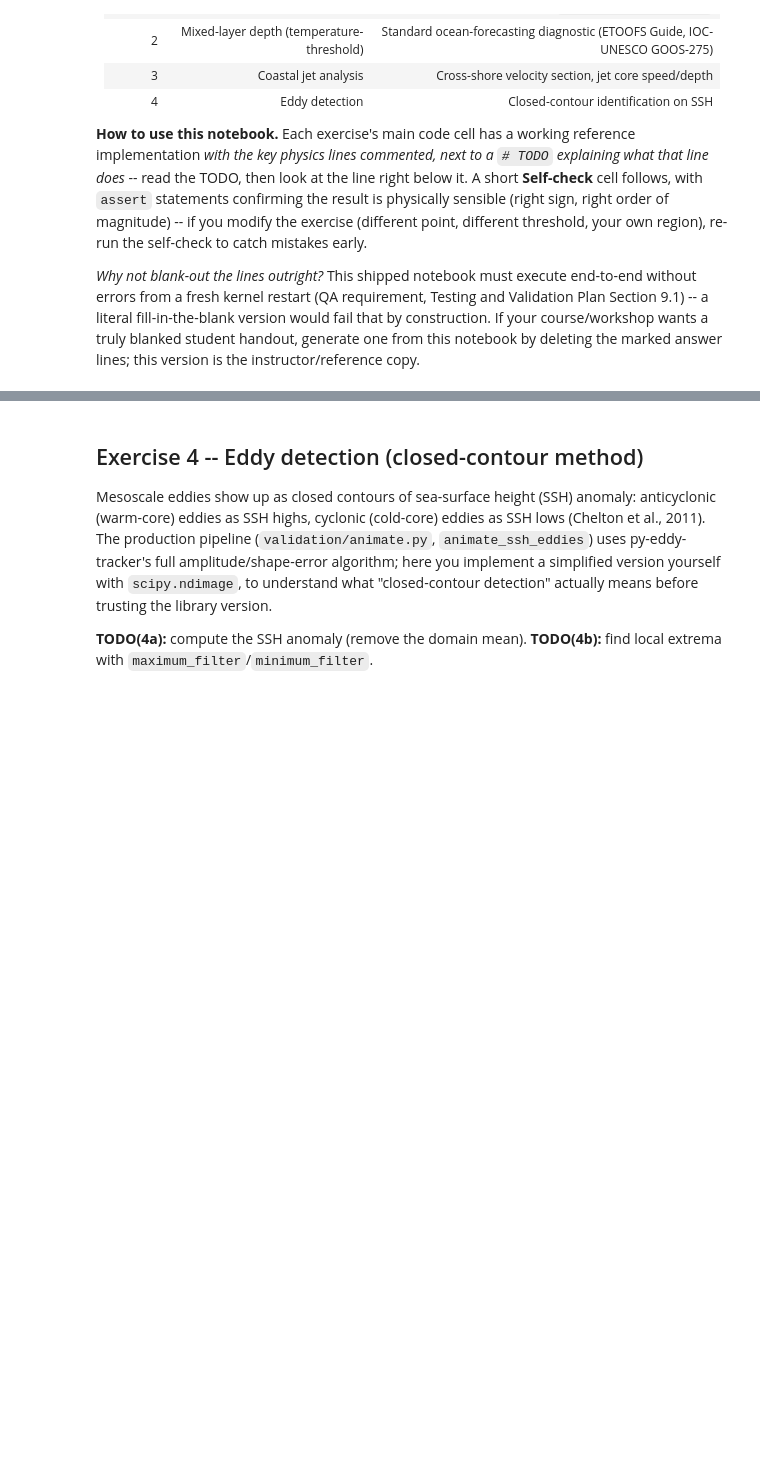
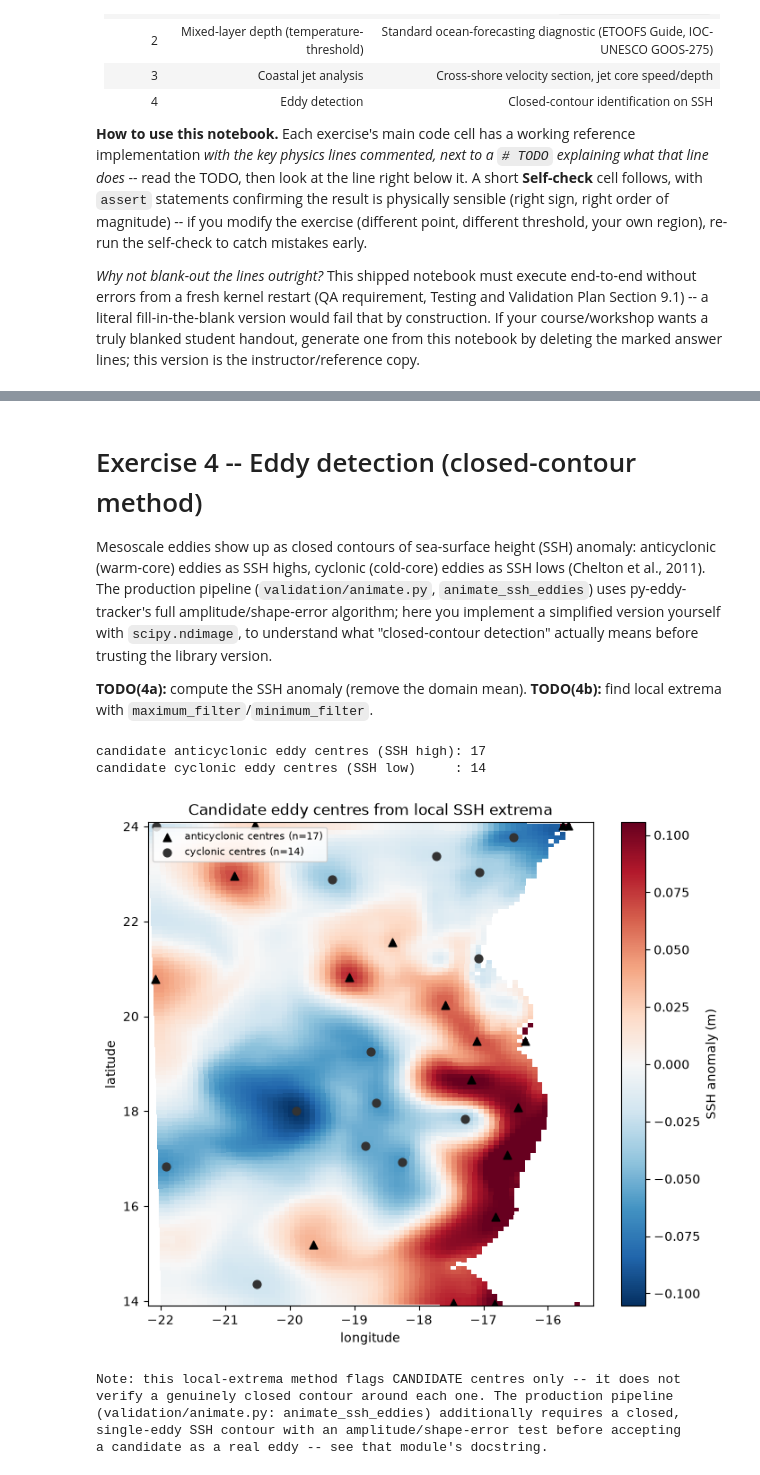
Before and after one commit to opera-seaforward/seaforward_readthedoc, a Jupyter notebook: docs/notebooks/04_exercises.ipynb, the cells around one changed output, grey strips where cells are left out. Cells and saved outputs as stored; diff of their text form; code cells hidden in the pictures; blank space fills up the shorter version.

```diff
--- a/docs/notebooks/04_exercises.ipynb
+++ b/docs/notebooks/04_exercises.ipynb
@@ -218,5 +330,5 @@ print("self-check passed")
 # %% [markdown]
-## Exercise 4 -- Eddy detection (closed-contour method)
+# Exercise 4 -- Eddy detection (closed-contour method)
 
 Mesoscale eddies show up as closed contours of sea-surface height (SSH)
 anomaly: anticyclonic (warm-core) eddies as SSH highs, cyclonic (cold-core)
@@ -241,34 +353,43 @@ NEIGHBORHOOD = 5   # grid cells; tune to your grid resolution (larger domain ->
 # over its neighbourhood, AND is finite (not land/NaN)
 local_max = (ssh_anom == maximum_filter(ssh_anom, size=NEIGHBORHOOD)) & np.isfinite(ssh_anom)
 local_min = (ssh_anom == minimum_filter(ssh_anom, size=NEIGHBORHOOD)) & np.isfinite(ssh_anom)
 
 # discard trivially flat/land regions and keep only a modest amplitude
 MIN_AMPLITUDE = 0.02   # m
 anticyclones = local_max & (ssh_anom > MIN_AMPLITUDE)
 cyclones = local_min & (ssh_anom < -MIN_AMPLITUDE)
 
 n_anti, n_cyc = int(anticyclones.sum()), int(cyclones.sum())
 print(f"candidate anticyclonic eddy centres (SSH high): {n_anti}")
 print(f"candidate cyclonic eddy centres (SSH low)     : {n_cyc}")
 
 fig, ax = plt.subplots(figsize=(8, 7))
 dmax = np.nanpercentile(np.abs(ssh_anom[np.isfinite(ssh_anom)]), 98)
 h = ax.pcolormesh(clon, clat, ssh_anom, cmap="RdBu_r", vmin=-dmax, vmax=dmax, shading="auto")
 ax.scatter(clon[anticyclones], clat[anticyclones], marker="^", color="k", s=40,
           label=f"anticyclonic centres (n={n_anti})")
-ax.scatter(clon[cyclones], clat[cyclones], marker="v", color="0.2", s=40,
+ax.scatter(clon[cyclones], clat[cyclones], marker="o", color="0.2", s=40,
           label=f"cyclonic centres (n={n_cyc})")
 fig.colorbar(h, ax=ax, label="SSH anomaly (m)")
 ax.legend(fontsize=8); ax.set_xlabel("longitude"); ax.set_ylabel("latitude")
 ax.set_title("Candidate eddy centres from local SSH extrema")
 plt.show()
 
 print()
 print("Note: this local-extrema method flags CANDIDATE centres only -- it does not")
 print("verify a genuinely closed contour around each one. The production pipeline")
 print("(validation/animate.py: animate_ssh_eddies) additionally requires a closed,")
 print("single-eddy SSH contour with an amplitude/shape-error test before accepting")
 print("a candidate as a real eddy -- see that module's docstring.")
+# %% [output]
+candidate anticyclonic eddy centres (SSH high): 17
+candidate cyclonic eddy centres (SSH low)     : 14
+[figure, added]
+Note: this local-extrema method flags CANDIDATE centres only -- it does not
+verify a genuinely closed contour around each one. The production pipeline
+(validation/animate.py: animate_ssh_eddies) additionally requires a closed,
+single-eddy SSH contour with an amplitude/shape-error test before accepting
+a candidate as a real eddy -- see that module's docstring.
 # %%
 # Self-check: candidate counts should be non-negative integers (sanity, not
 # a claim about detection quality -- see the note above)
```
Also changed, not shown: parts of 18 cells of this notebook, 30 other files.
